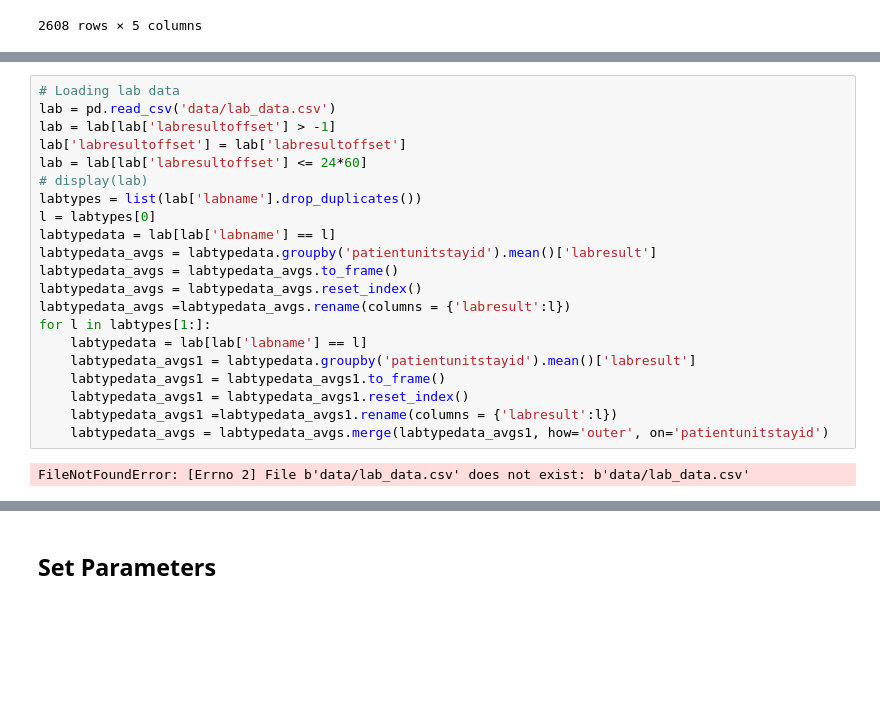
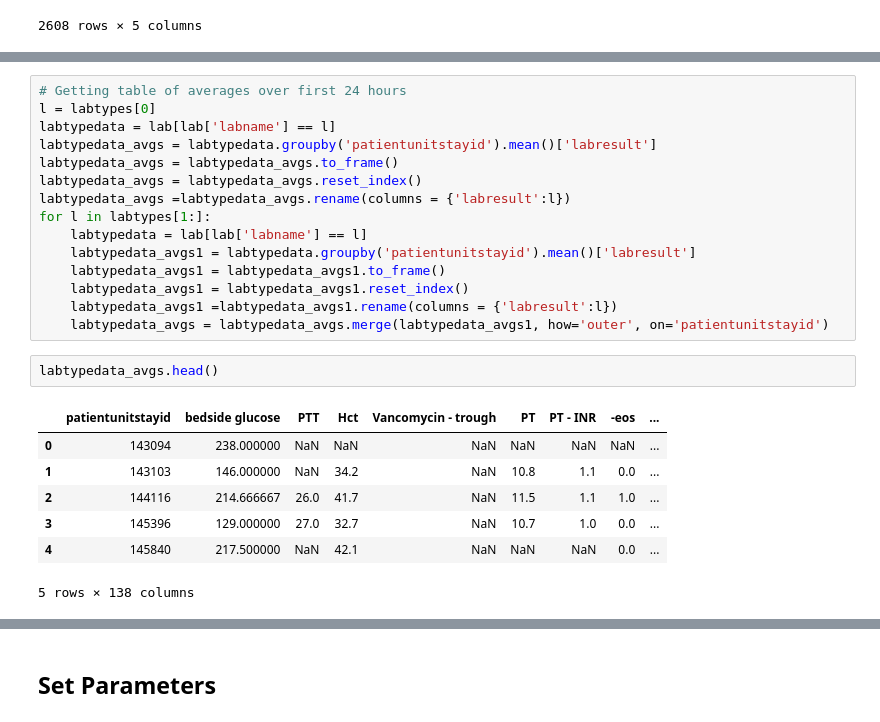
Before and after one commit to adit98/tbi, a Jupyter notebook: GCS_Modeling.ipynb, the cells around one changed output, grey strips where cells are left out. Cells and saved outputs as stored; diff of their text form; blank space fills up the shorter version.

Commit message:
Added more code for getting averages and counts for lab measurements for each patient represented in lab table. Filled in na with 0 for counts and column average for averages.

```diff
--- a/GCS_Modeling.ipynb
+++ b/GCS_Modeling.ipynb
@@ -52,11 +59,5 @@ display(final_gcs)
 # %%
-# Loading lab data
-lab = pd.read_csv('data/lab_data.csv')
-lab = lab[lab['labresultoffset'] > -1]
-lab['labresultoffset'] = lab['labresultoffset']
-lab = lab[lab['labresultoffset'] <= 24*60]
-# display(lab)
-labtypes = list(lab['labname'].drop_duplicates())
+# Getting table of averages over first 24 hours
 l = labtypes[0]
 labtypedata = lab[lab['labname'] == l]
 labtypedata_avgs = labtypedata.groupby('patientunitstayid').mean()['labresult']
@@ -70,5 +71,13 @@ for l in labtypes[1:]:
     labtypedata_avgs1 = labtypedata_avgs1.reset_index()
     labtypedata_avgs1 =labtypedata_avgs1.rename(columns = {'labresult':l})
     labtypedata_avgs = labtypedata_avgs.merge(labtypedata_avgs1, how='outer', on='patientunitstayid')
-# %% [output]
-FileNotFoundError: [Errno 2] File b'data/lab_data.csv' does not exist: b'data/lab_data.csv'
+# %%
+labtypedata_avgs.head()
+# %% [output]
+|  | patientunitstayid | bedside glucose | PTT | Hct | Vancomycin - trough | PT | PT - INR | -eos | ... |
+| 0 | 143094 | 238.000000 | NaN | NaN | NaN | NaN | NaN | NaN | ... |
+| 1 | 143103 | 146.000000 | NaN | 34.2 | NaN | 10.8 | 1.1 | 0.0 | ... |
+| 2 | 144116 | 214.666667 | 26.0 | 41.7 | NaN | 11.5 | 1.1 | 1.0 | ... |
+| 3 | 145396 | 129.000000 | 27.0 | 32.7 | NaN | 10.7 | 1.0 | 0.0 | ... |
+| 4 | 145840 | 217.500000 | NaN | 42.1 | NaN | NaN | NaN | 0.0 | ... |
+5 rows × 138 columns
```
Also changed, not shown: parts of 6 cells of this notebook.
